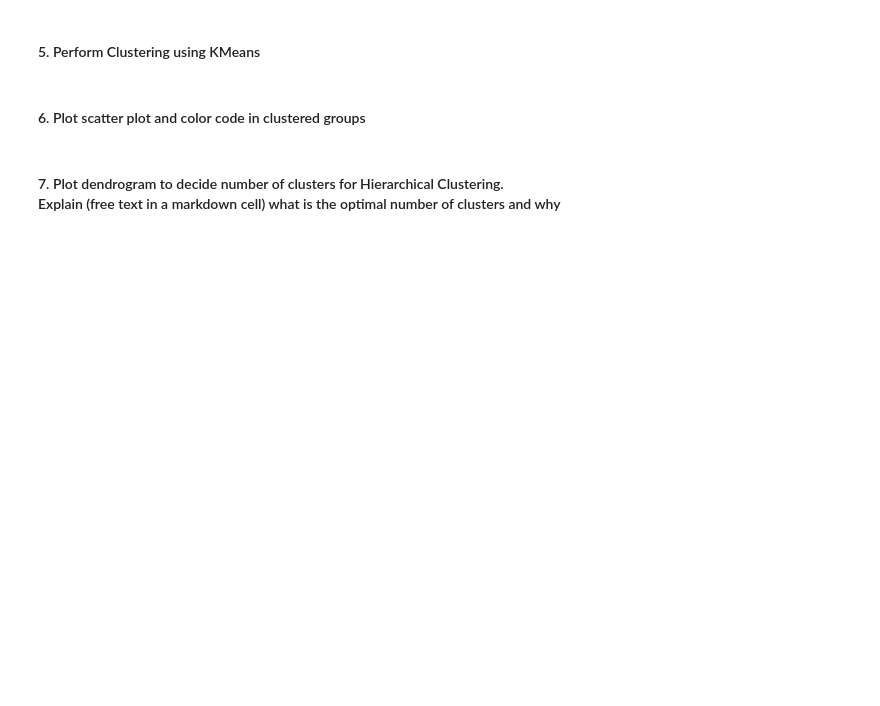
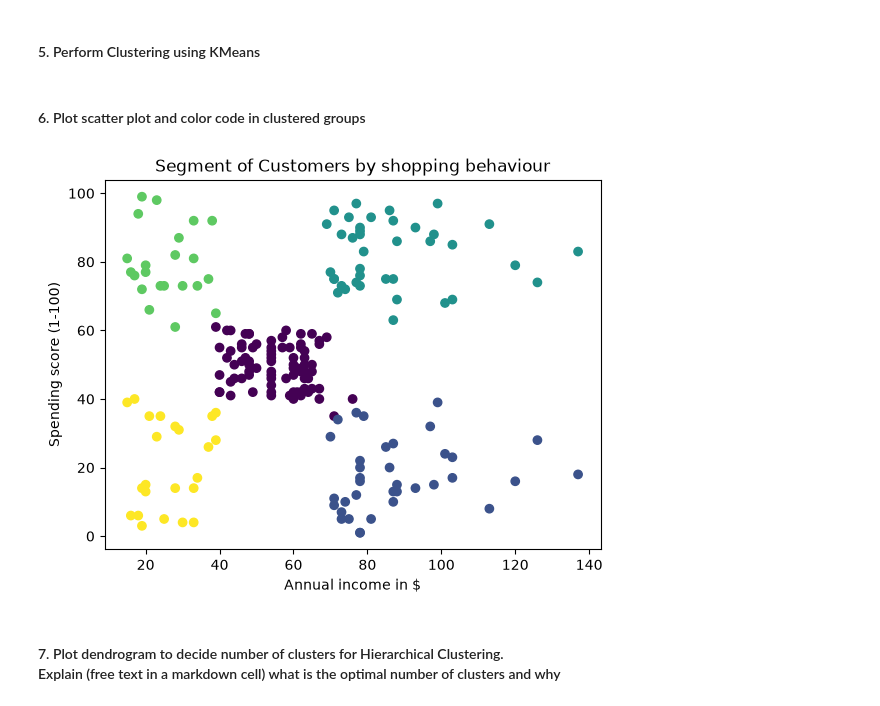
Before and after one commit to RidhanPar/Accenture_Bootcamp, a Jupyter notebook: Day 4/Day4_practice.ipynb, the cells around one changed output. Saved outputs shown, nothing was run; the diff lists cells and outputs as text; code cells hidden in the pictures; blank space fills up the shorter version.

```diff
--- a/Day 4/Day4_practice.ipynb
+++ b/Day 4/Day4_practice.ipynb
@@ -50,2 +126,6 @@ customer_data.describe()
+# %%
+cluster = KMeans(n_clusters=5,random_state=101, max_iter=200)
+cluster.fit(customer_data_scaled)
+y_pred = cluster.predict(customer_data_scaled)
 # %% [markdown]
 #### 6. Plot scatter plot and color code in clustered groups
@@ -54,2 +132,10 @@ customer_data.describe()
+# %%
+plt.scatter(customer_data['Annual Income (k$)'],customer_data['Spending Score (1-100)'], c=y_pred)
+plt.xlabel("Annual income in $")
+plt.ylabel("Spending score (1-100)")
+plt.title("Segment of Customers by shopping behaviour")
+plt.show()
+# %% [output]
+[figure, added]
 # %% [markdown]
 #### 7. Plot dendrogram to decide number of clusters for Hierarchical Clustering. <br> Explain (free text in a markdown cell) what is the optimal number of clusters and why
```
Also changed, not shown: parts of 72 cells of this notebook.
